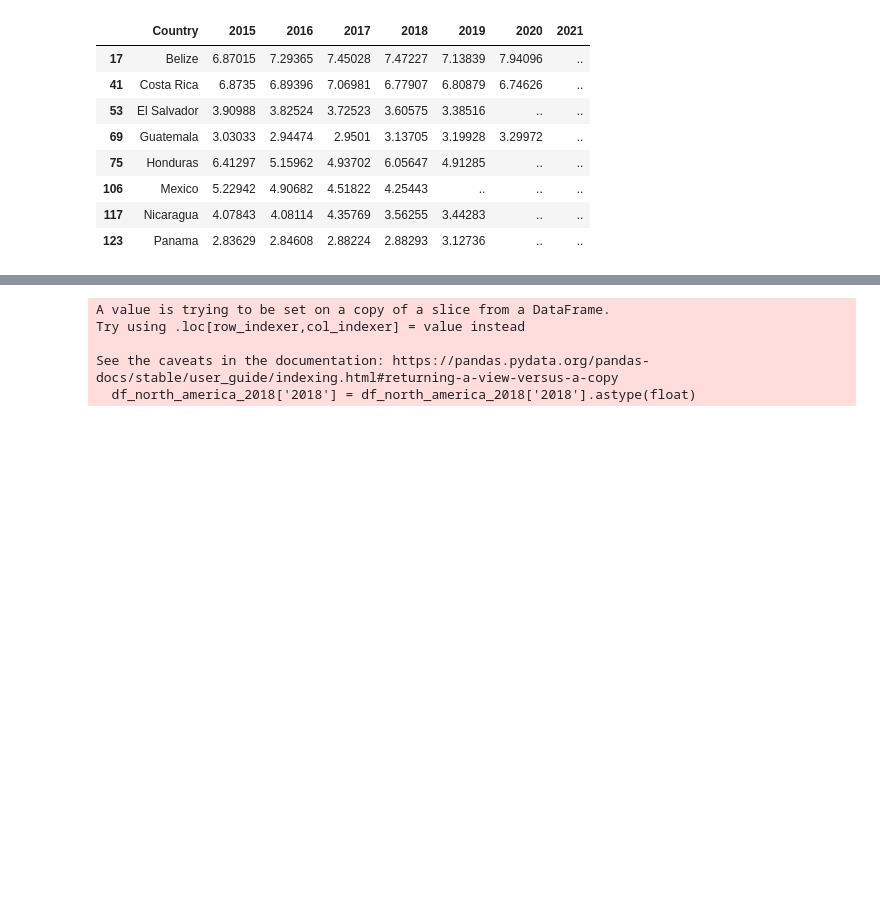
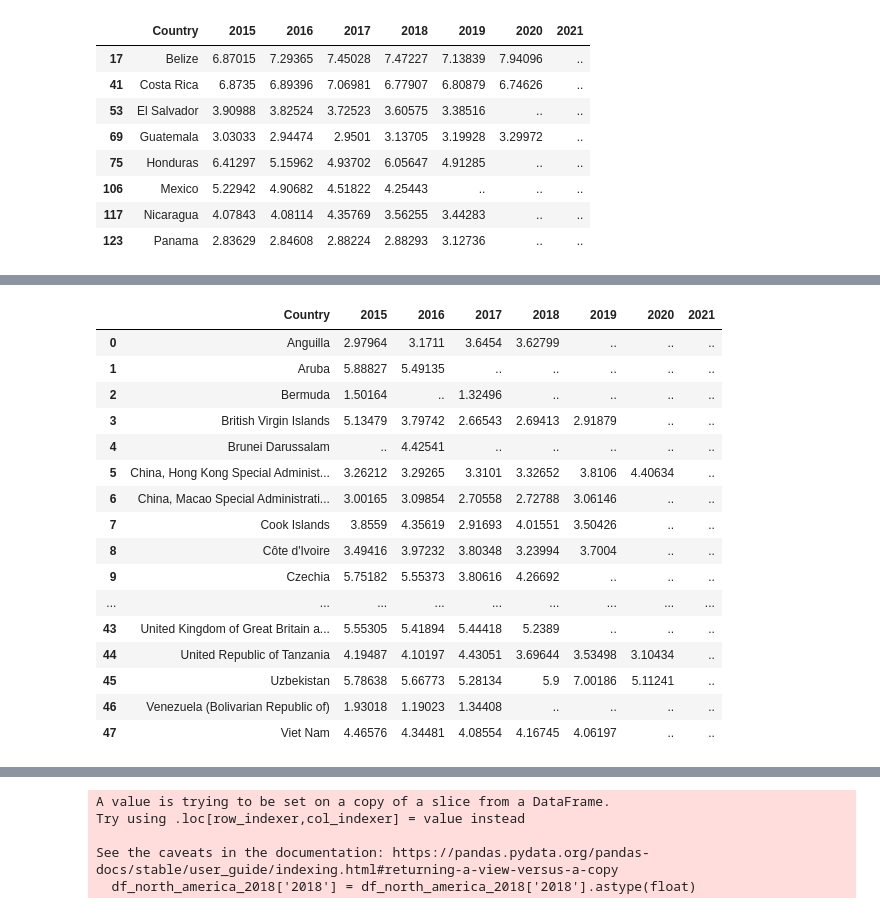
Before and after one commit to mellamanelpoeta/vis, a Jupyter notebook: Other_visualizations/UNESCO.ipynb, the cells around one changed output, grey strips where cells are left out. Cells and saved outputs as stored; diff of their text form; code cells hidden in the pictures; blank space fills up the shorter version.

```diff
--- a/Other_visualizations/UNESCO.ipynb
+++ b/Other_visualizations/UNESCO.ipynb
@@ -78,0 +102,38 @@ df_north_america.drop('2021', axis=1, inplace=True)
+# %%
+df_europe = df[df['Country'].isin(europe)]
+df_europe.to_csv('europe.csv', index=False)
+# %%
+df_asia = df[df['Country'].isin(asia)]
+df_asia.to_csv('asia.csv', index=False)
+# %%
+df_oceania = df[df['Country'].isin(oceania)]
+df_oceania.to_csv('oceania.csv', index=False)
+# %%
+df_africa = df[df['Country'].isin(africa)]
+df_africa.to_csv('africa.csv', index=False)
+# %%
+#concat all the dataframes:
+df_all = pd.concat([df_america, df_europe, df_asia, df_oceania, df_africa], ignore_index=True)
+
+#check rows of the original df with countries that are not in the lists and reset the index:
+df_new = df[~df['Country'].isin(df_all['Country'])]
+df_new.reset_index(drop=True, inplace=True)
+df_new
+# %% [output]
+|  | Country | 2015 | 2016 | 2017 | 2018 | 2019 | 2020 | 2021 |
+| 0 | Anguilla | 2.97964 | 3.1711 | 3.6454 | 3.62799 | .. | .. | .. |
+| 1 | Aruba | 5.88827 | 5.49135 | .. | .. | .. | .. | .. |
+| 2 | Bermuda | 1.50164 | .. | 1.32496 | .. | .. | .. | .. |
+| 3 | British Virgin Islands | 5.13479 | 3.79742 | 2.66543 | 2.69413 | 2.91879 | .. | .. |
+| 4 | Brunei Darussalam | .. | 4.42541 | .. | .. | .. | .. | .. |
+| 5 | China, Hong Kong Special Administ... | 3.26212 | 3.29265 | 3.3101 | 3.32652 | 3.8106 | 4.40634 | .. |
+| 6 | China, Macao Special Administrati... | 3.00165 | 3.09854 | 2.70558 | 2.72788 | 3.06146 | .. | .. |
+| 7 | Cook Islands | 3.8559 | 4.35619 | 2.91693 | 4.01551 | 3.50426 | .. | .. |
+| 8 | Côte d'Ivoire | 3.49416 | 3.97232 | 3.80348 | 3.23994 | 3.7004 | .. | .. |
+| 9 | Czechia | 5.75182 | 5.55373 | 3.80616 | 4.26692 | .. | .. | .. |
+| ... | ... | ... | ... | ... | ... | ... | ... | ... |
+| 43 | United Kingdom of Great Britain a... | 5.55305 | 5.41894 | 5.44418 | 5.2389 | .. | .. | .. |
+| 44 | United Republic of Tanzania | 4.19487 | 4.10197 | 4.43051 | 3.69644 | 3.53498 | 3.10434 | .. |
+| 45 | Uzbekistan | 5.78638 | 5.66773 | 5.28134 | 5.9 | 7.00186 | 5.11241 | .. |
+| 46 | Venezuela (Bolivarian Republic of) | 1.93018 | 1.19023 | 1.34408 | .. | .. | .. | .. |
+| 47 | Viet Nam | 4.46576 | 4.34481 | 4.08554 | 4.16745 | 4.06197 | .. | .. |
```
Also changed, not shown: parts of 12 cells of this notebook, 1 other file.
